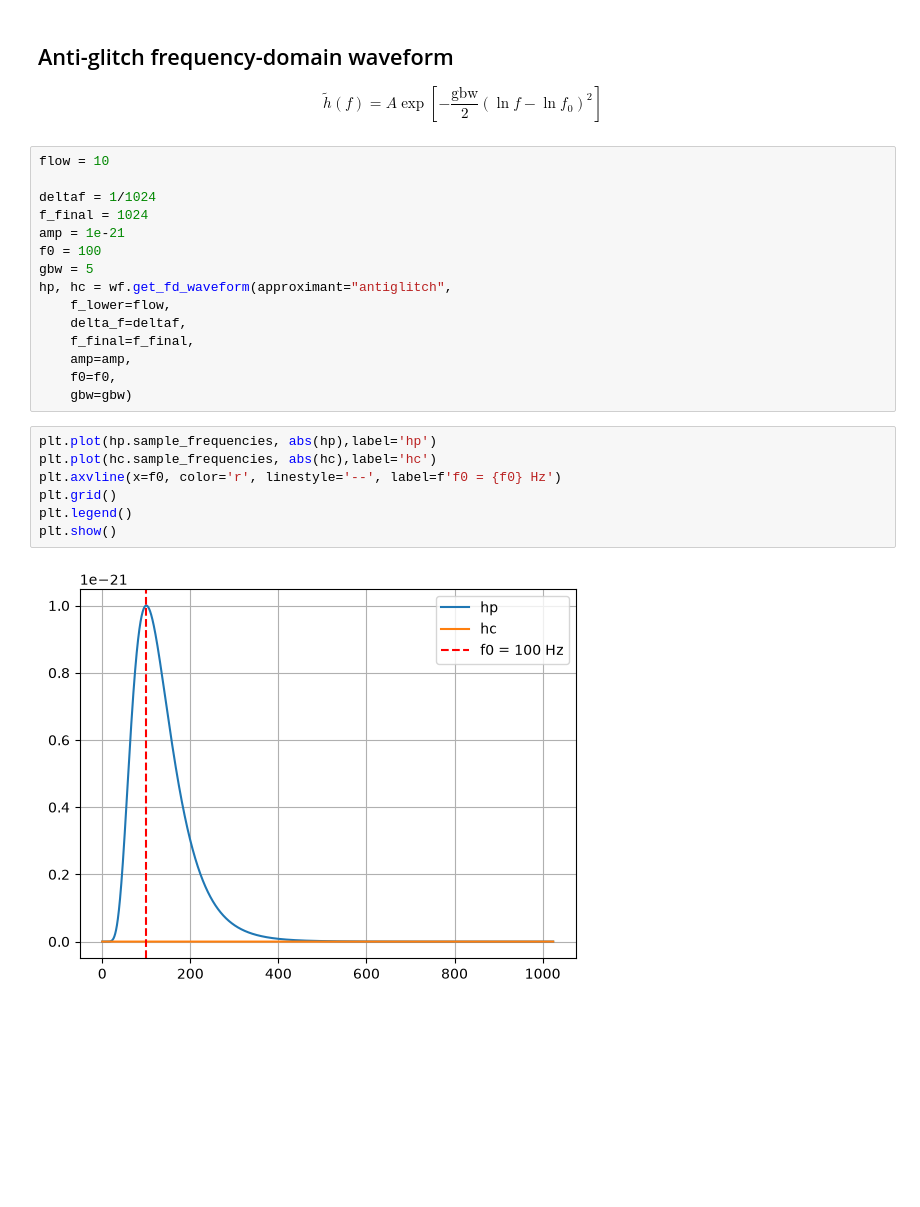
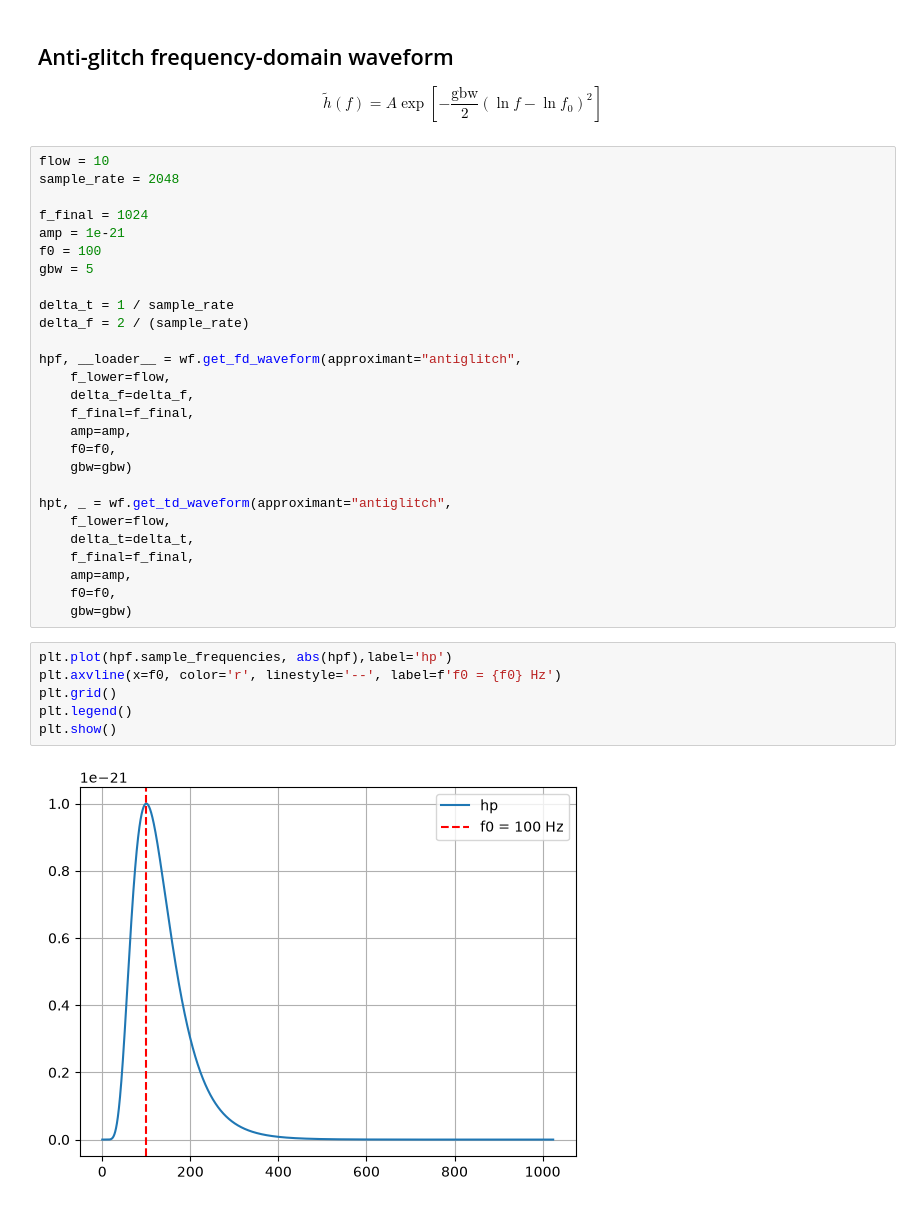
Before and after one commit to Kanchan-05/antiglitch, a Jupyter notebook: test_waveform.ipynb, the cells around one changed output. Drawn from its saved outputs; the diff is of its cells as text; blank space fills up the shorter version.

```diff
--- a/test_waveform.ipynb
+++ b/test_waveform.ipynb
@@ -17,25 +17,36 @@ A
 }$$
 # %%
 flow = 10
+sample_rate = 2048
 
-deltaf = 1/1024
 f_final = 1024
 amp = 1e-21
 f0 = 100
 gbw = 5
-hp, hc = wf.get_fd_waveform(approximant="antiglitch",
+
+delta_t = 1 / sample_rate
+delta_f = 2 / (sample_rate)
+
+hpf, __loader__ = wf.get_fd_waveform(approximant="antiglitch",
     f_lower=flow,
-    delta_f=deltaf,
+    delta_f=delta_f,
     f_final=f_final,
     amp=amp,
     f0=f0,
     gbw=gbw)
+
+hpt, _ = wf.get_td_waveform(approximant="antiglitch",
+    f_lower=flow,
+    delta_t=delta_t,
+    f_final=f_final,
+    amp=amp,
+    f0=f0,
+    gbw=gbw)
 # %%
-plt.plot(hp.sample_frequencies, abs(hp),label='hp')
-plt.plot(hc.sample_frequencies, abs(hc),label='hc')
+plt.plot(hpf.sample_frequencies, abs(hpf),label='hp')
 plt.axvline(x=f0, color='r', linestyle='--', label=f'f0 = {f0} Hz')
 plt.grid()
 plt.legend()
 plt.show()
 # %% [output]
-[figure, old version]
+[figure, new version]
```
Also changed, not shown: parts of 1 cell of this notebook, 1 other file.
